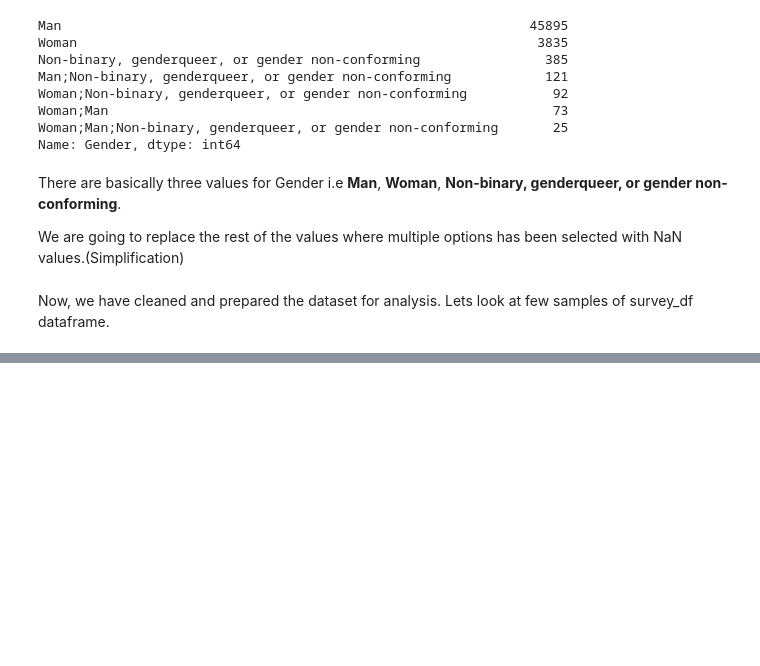
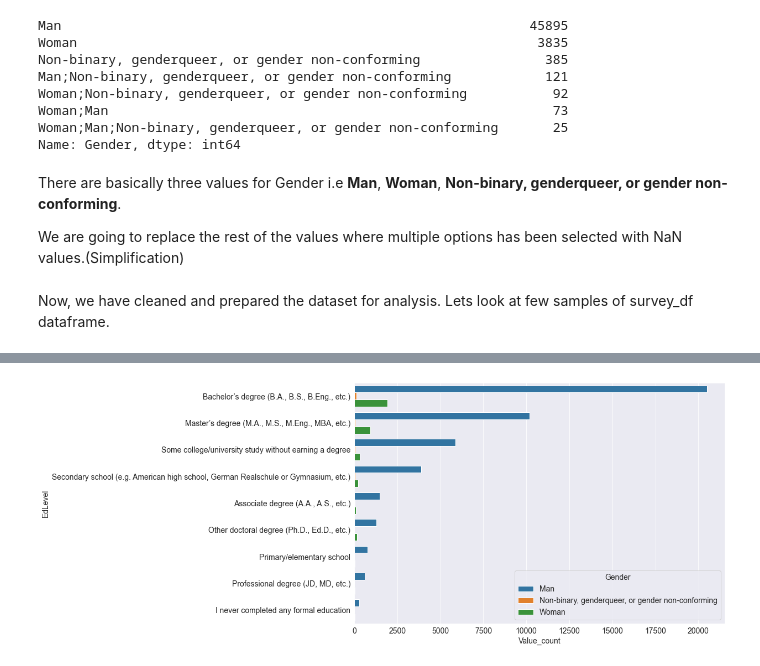
Before and after one commit to Pravin971/Data-Analysis-On-StackOverFlow-Developer-Survey, a Jupyter notebook: main.ipynb, the cells around one changed output, grey strips where cells are left out. Saved outputs shown, nothing was run; the diff lists cells and outputs as text; code cells hidden in the pictures; blank space fills up the shorter version.

```diff
--- a/main.ipynb
+++ b/main.ipynb
@@ -273,0 +398,9 @@ survey_df.sample(10)
+# %%
+# Grouping up by gender and counting the EdLevel and converting the result into a Dataframe
+df1 = pd.DataFrame(survey_df.groupby("Gender").EdLevel.value_counts().reset_index(name="Value_count"))
+# %%
+# Plotting in a bar chart
+plt.figure(figsize=(12,8))
+sns.barplot("Value_count", "EdLevel", data=df1, hue = "Gender");
+# %% [output]
+[figure, added]
```
Also changed, not shown: parts of 59 cells of this notebook, 1 other file.
